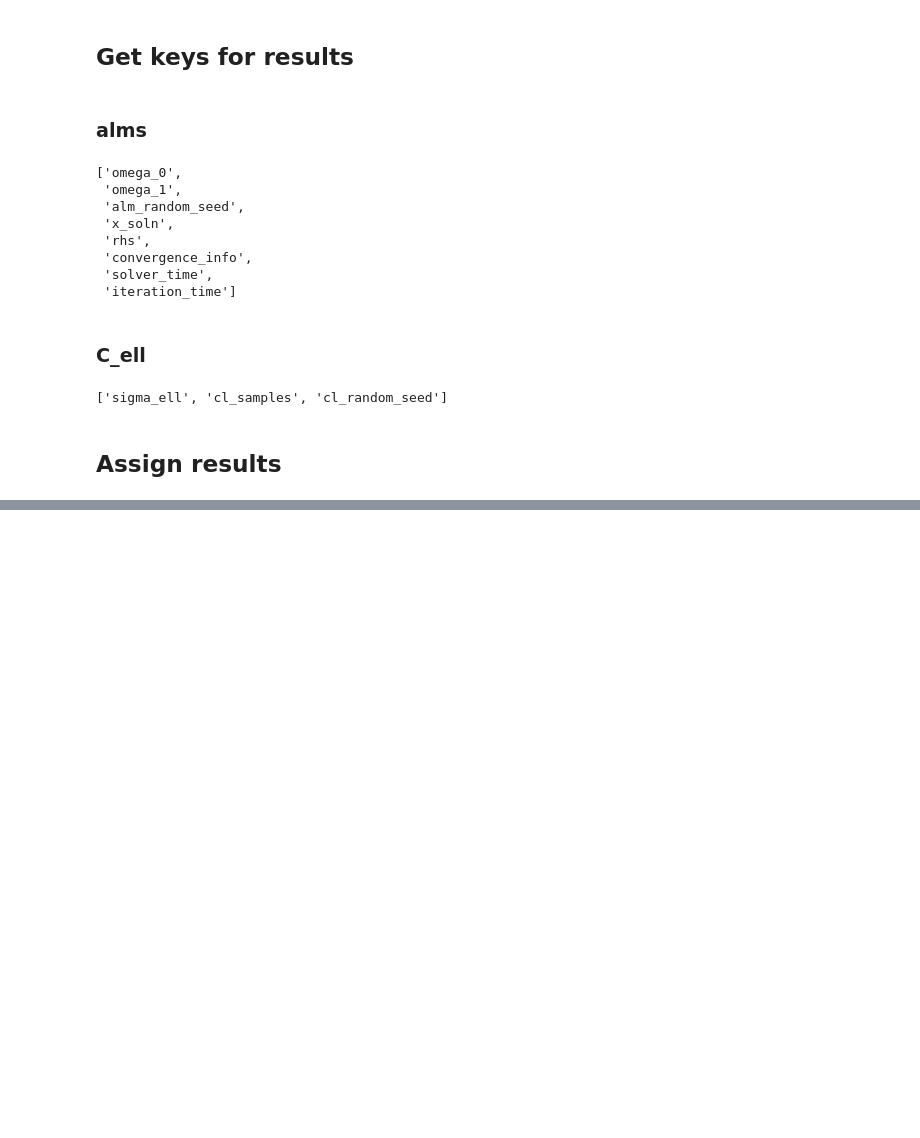
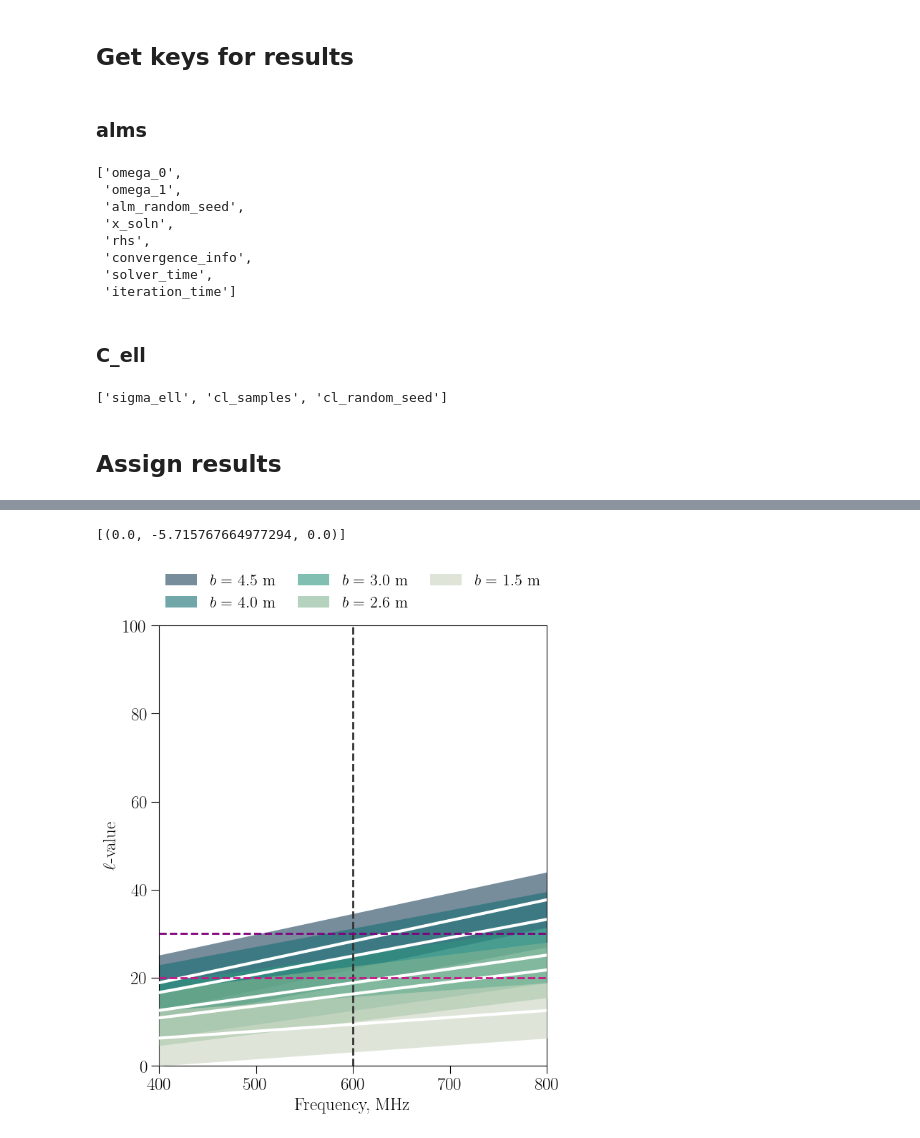
Before and after one commit to katrinealice/cl_sampler_analysis, a Jupyter notebook: cl_plots.ipynb, the cells around one changed output, grey strips where cells are left out. Cells and saved outputs as stored; diff of their text form; code cells hidden in the pictures; blank space fills up the shorter version.

```diff
--- a/cl_plots.ipynb
+++ b/cl_plots.ipynb
@@ -408,0 +413,16 @@ def get_healpy_from_gsm(freq, lmax, nside=64, resolution="low", output_model=Fal
+# %%
+def discrete_cmap(N, base_cmap=None):
+    """
+    Create an N-bin discrete colormap from the specified input map
+
+    Notes:
+
+    If base_cmap is a string or None, you can simply do return plt.cm.get_cmap(base_cmap, N)
+    The following works for string, None, or a colormap instance:
+    """
+
+    base = plt.colormaps.get_cmap(base_cmap)
+    color_list = base(np.linspace(0, 1, N))
+    cmap_name = base.name + str(N)
+
+    return base.from_list(cmap_name, color_list, N)
@@ -417,6 +578,6 @@ parentpath = '/Users/user/Documents/hera/cl_sampler_analysis/data/'
 # %%
 # Set paths and create figure folder within data folder
-path = parentpath+'cl_sampler_100/'
+path = parentpath+'600MHz_6m/'
 figpath = path+'figures/'
 if not os.path.isdir(figpath): os.makedirs(figpath)
 # %%
@@ -546,0 +720,59 @@ for filename in cl_file_list:
+# %%
+[ant_pos_test[1]]
+# %% [output]
+[(0.0, -5.715767664977294, 0.0)]
+# %%
+ant_pos_test = build_hex_array(hex_spec=(3,4), d=1.5)
+dict_ants_test = dict((str(ant), np.array(ant_pos_test[ant])) for ant in ant_pos_test)
+
+speed_of_light = 2.998e08            # m/s
+fwhm_rad = speed_of_light/(freqs[0]*1.)  # radian
+fwhm_deg = np.rad2deg(fwhm_rad)
+freq_list = np.linspace(400,800,100)
+
+# The errorbar \delta \ell \simeq np.pi / FWHM(rad)
+delta_ell = np.pi/fwhm_rad
+
+# bl_lengths = np.array([np.linalg.norm(dict_ants['0']-dict_ants['1']), # meters
+#                        np.linalg.norm(dict_ants['0']-dict_ants['7']),
+#                        np.linalg.norm(dict_ants['0']-dict_ants['8']),
+#                        np.linalg.norm(dict_ants['0']-dict_ants['9']),
+#                        np.linalg.norm(dict_ants['3']-dict_ants['6'])])
+
+bl_lengths = np.array([np.linalg.norm(dict_ants_test['0']-dict_ants_test['1']), # meters
+                       np.linalg.norm(dict_ants_test['0']-dict_ants_test['7']),
+                       np.linalg.norm(dict_ants_test['0']-dict_ants_test['8']),
+                       np.linalg.norm(dict_ants_test['0']-dict_ants_test['9']),
+                       np.linalg.norm(dict_ants_test['3']-dict_ants_test['6'])])
+
+
+
+fig, ax = plt.subplots(ncols=1, figsize=(7,8))
+cmap5 = discrete_cmap(5, cmocean.tools.crop_by_percent(cmo.tempo_r, 30, which='both', N=None))
+for i, bl in enumerate(np.flip(bl_lengths)):
+    ell_measured = np.pi * bl /(speed_of_light/freq_list)*1e06
+    ax.fill_between(freq_list, ell_measured-delta_ell, ell_measured+delta_ell, alpha=0.6, color=cmap5(i), linewidth=0, zorder = i,  label=r'$b=$'+f' {bl:.1f} m')
+    ax.plot(freq_list, ell_measured, color='white', zorder = 100+i, lw=3)
+
+ax.axvline(freqs*1e-06+0.1,ls="--",color='0.2',lw=2, zorder = 200)  # b (nlsts)
+ax.axhline(20,ls='--', lw=2, color='mediumvioletred', zorder = 200)
+ax.axhline(30,ls='--', lw=2, color='purple', zorder = 200)
+
+# ax.legend(bbox_to_anchor=(1.04, 1), borderaxespad=0, frameon=False, title='Baseline length')
+ax.legend(bbox_to_anchor=(0, 1.02, 1, 0.2), loc="lower left", #title='Baseline length',
+               mode="expand", borderaxespad=0, ncol=3,frameon=False, fontsize=16)
+
+
+plt.xlabel('Frequency, MHz')
+plt.ylabel(r'$\ell$-value')
+ax.set_xlim([freq_list[0],freq_list[-1]])
+ax.set_ylim([0,100])
+ax.tick_params(length=8)
+
+fig.savefig(figpath+'baseline_vs_ell'+'.pdf',
+        bbox_inches='tight',
+        transparent=False,
+        dpi=50,#fig.dpi,
+        facecolor='white')
+# %% [output]
+[figure, added]
```
Also changed, not shown: parts of 29 cells of this notebook, 1 other file.
